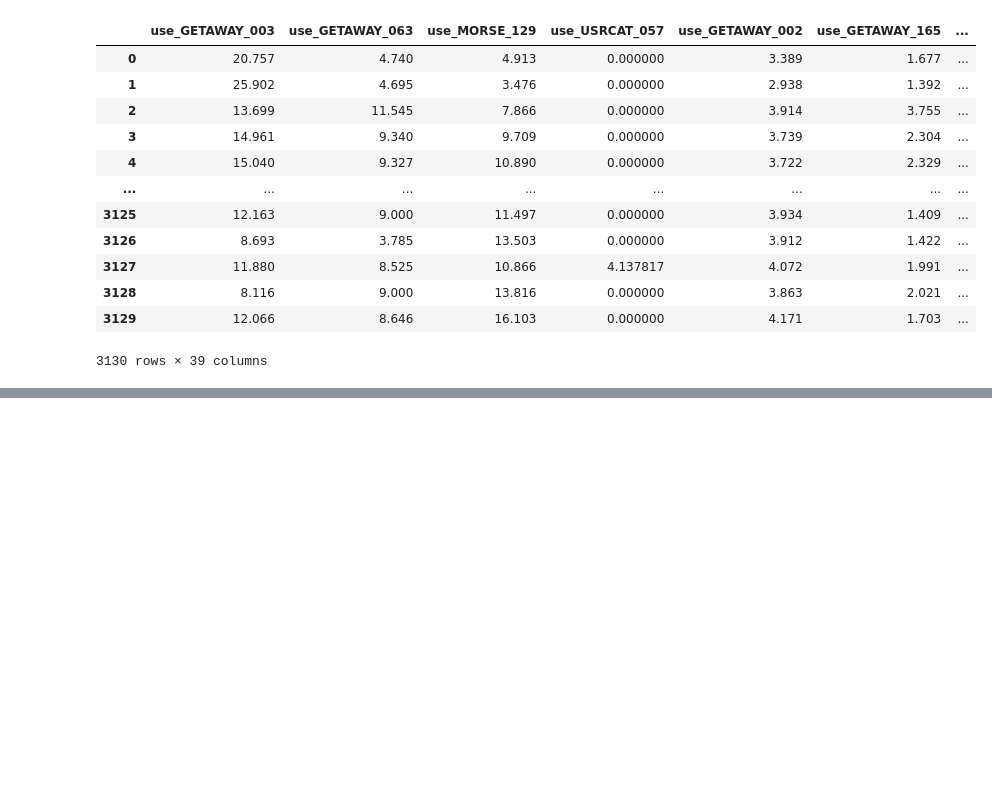
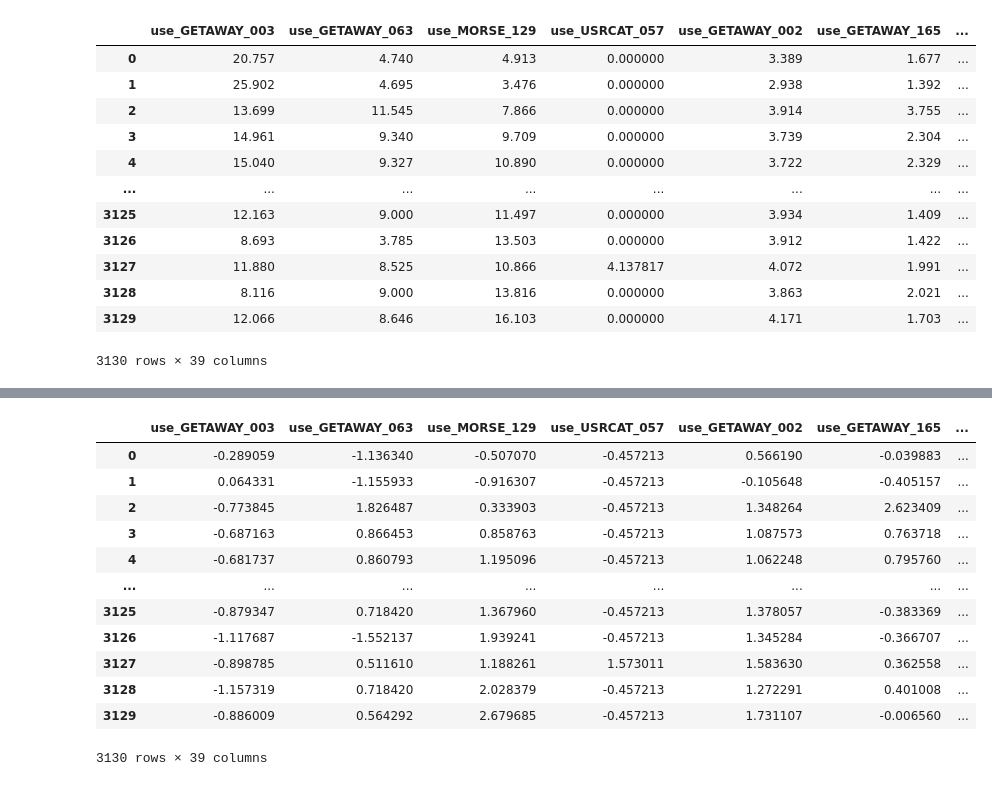
Before and after one commit to DSjayjang/Project, a Jupyter notebook: ChemGCNs_v2/utils/feature_3d.ipynb, the cells around one changed output, grey strips where cells are left out. Drawn from its saved outputs; the diff is of its cells as text; code cells hidden in the pictures; blank space fills up the shorter version.

```diff
--- a/ChemGCNs_v2/utils/feature_3d.ipynb
+++ b/ChemGCNs_v2/utils/feature_3d.ipynb
@@ -452,0 +514,8 @@ df[selected_descriptors_scgas()]
+# %%
+smiles_col = 'smiles'
+fillna_value = 0.0
+
+feature_cols = [c for c in df3d.columns if c != smiles_col]
+feature_cols
+
+df = df3d[[smiles_col] + feature_cols].copy()
@@ -452,0 +575,18 @@ df[selected_descriptors_scgas()]
+# %%
+df[feature_cols] = X
+# %%
+df[feature_cols]
+# %% [output]
+|  | use_GETAWAY_003 | use_GETAWAY_063 | use_MORSE_129 | use_USRCAT_057 | use_GETAWAY_002 | use_GETAWAY_165 | ... |
+| 0 | -0.289059 | -1.136340 | -0.507070 | -0.457213 | 0.566190 | -0.039883 | ... |
+| 1 | 0.064331 | -1.155933 | -0.916307 | -0.457213 | -0.105648 | -0.405157 | ... |
+| 2 | -0.773845 | 1.826487 | 0.333903 | -0.457213 | 1.348264 | 2.623409 | ... |
+| 3 | -0.687163 | 0.866453 | 0.858763 | -0.457213 | 1.087573 | 0.763718 | ... |
+| 4 | -0.681737 | 0.860793 | 1.195096 | -0.457213 | 1.062248 | 0.795760 | ... |
+| ... | ... | ... | ... | ... | ... | ... | ... |
+| 3125 | -0.879347 | 0.718420 | 1.367960 | -0.457213 | 1.378057 | -0.383369 | ... |
+| 3126 | -1.117687 | -1.552137 | 1.939241 | -0.457213 | 1.345284 | -0.366707 | ... |
+| 3127 | -0.898785 | 0.511610 | 1.188261 | 1.573011 | 1.583630 | 0.362558 | ... |
+| 3128 | -1.157319 | 0.718420 | 2.028379 | -0.457213 | 1.272291 | 0.401008 | ... |
+| 3129 | -0.886009 | 0.564292 | 2.679685 | -0.457213 | 1.731107 | -0.006560 | ... |
+3130 rows × 39 columns
```
Also changed, not shown: parts of 8 cells of this notebook, 9 other files.
